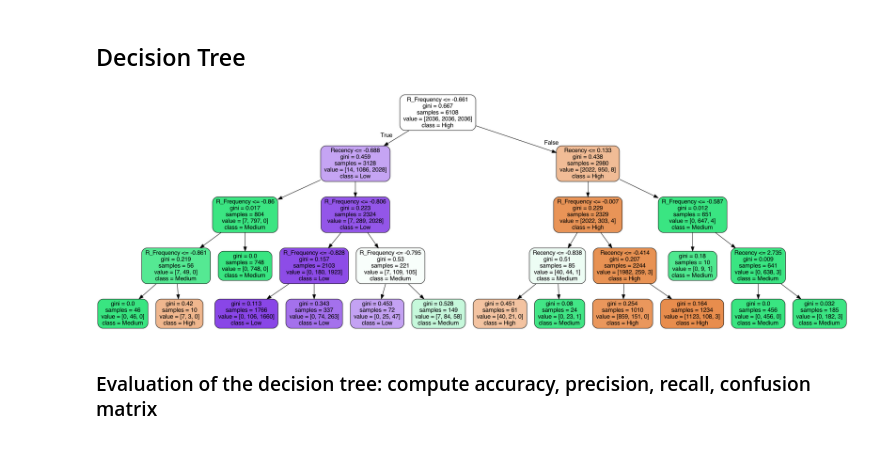
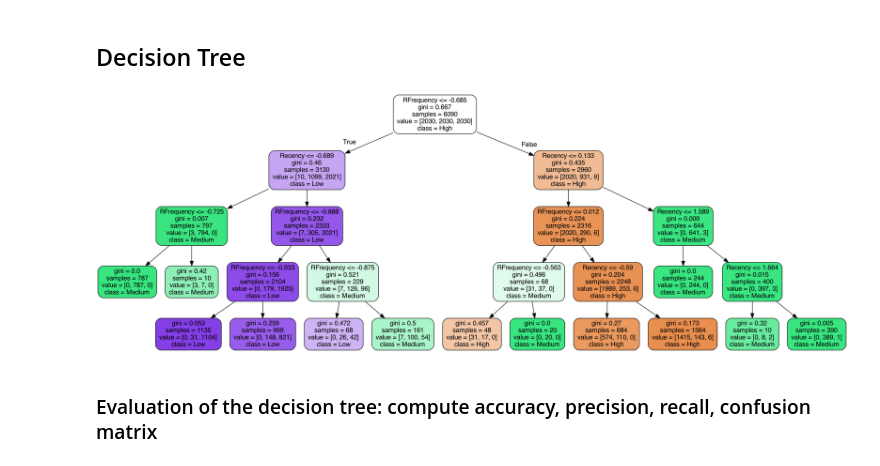
Before and after one commit to michelezoncheddu/data-mining-project, a Jupyter notebook: 3_Classification.ipynb, the cells around one changed output. Saved outputs shown, nothing was run; the diff lists cells and outputs as text; code cells hidden in the pictures.

```diff
--- a/3_Classification.ipynb
+++ b/3_Classification.ipynb
@@ -117,11 +81,11 @@ def ScoreR(x, data, thresh):
     else:
         return 1
 # %%
-customer_profile['MScore'] = customer_profile['R_Monetary'].apply(ScoreM, args=('R_Monetary', quantiles_m))
-customer_profile['FScore'] = customer_profile['R_Frequency'].apply(ScoreF, args=('R_Frequency', quantiles_f))
+customer_profile['MScore'] = customer_profile['RMonetary'].apply(ScoreM, args=('RMonetary', quantiles_m))
+customer_profile['DScore'] = customer_profile['Delta'].apply(ScoreD, args=('Delta', quantiles_d))
 customer_profile['RScore'] = customer_profile['Recency'].apply(ScoreR, args=('Recency', quantiles_r))
 customer_profile['Score'] = (0.5 * customer_profile['MScore']
-                            + 0 * customer_profile['FScore']
-                            + 0.25 * customer_profile['RScore'])
-customer_profile.describe()
+                            + 0.5 * customer_profile['DScore']
+                            + 0 * customer_profile['RScore'])
+customer_profile.Score.describe()
 # %% [output]
@@ -137,5 +101,5 @@ customer_profile.describe()
 # %%
-ranges = [0.25, 0.8]
+ranges = [0.45, 0.8]
 quantiles = customer_profile.quantile(q=ranges)
 quantiles
 # %% [output]
@@ -154,6 +118,8 @@ def Score(x, data, thresh):
 customer_labeled = customer_profile.copy()
 customer_labeled['Label'] = customer_labeled['Score'].apply(Score, args=('Score', quantiles))
 customer_labeled.head()
+
+print(customer_labeled.Label.value_counts())
 
 df_majority = customer_labeled[customer_labeled.Label=='Medium']
 df_minority = customer_labeled[customer_labeled.Label=='High']
@@ -173,6 +139,6 @@ df_middle_upsampled = resample(df_middle,
 df_upsampled = pd.concat([df_majority, df_minority_upsampled, df_middle_upsampled])
 
 # Display new class counts
-customer_labeled = df_upsampled
-df_upsampled.Label.value_counts()
+#customer_labeled = df_upsampled
+#df_upsampled.Label.value_counts()
 # %% [output]
@@ -197,7 +179,8 @@ variables = ['Label']
 customer_labeled = discretize_data(customer_labeled, variables)
 
 # Drop the categorical variables since we don't need them anymore
-customer_labeled.drop(columns=['CustomerID', 'Label', 'RScore', 'R_Monetary', 'FScore', 'MScore', 'Score', 'Frequency'], axis=1,inplace=True)
+#customer_labeled.drop(columns=['CustomerID', 'Label', 'RScore', 'RMonetary', 'FScore', 'MScore', 'Score', 'RTotal_items', 'Total_distinct_items', 'Max_items', 'Median', 'Entropy', 'Delta'], axis=1,inplace=True)
+customer_labeled = customer_labeled['Recency', 'RFrequency']
 
 label = customer_labeled.pop('Label_num')
 
@@ -228,14 +213,14 @@ dec_t = dec_t.fit(train_set, train_label)
 # %%
 # Show decision tree
 
 dot_data = tree.export_graphviz(dec_t, out_file=None,
-                         feature_names=['Recency', 'R_Frequency'],
+                         feature_names=['Recency', 'RFrequency'],
                          class_names=['High', 'Medium', 'Low'],
                          filled=True, rounded=True)
 graph = pydotplus.graph_from_dot_data(dot_data)
 Image(graph.create_png())
 # %% [output]
-[figure, old version]
+[figure, new version]
 # %%
 # Predict phase
 
```
Also changed, not shown: parts of 25 cells of this notebook, 5 other files.
